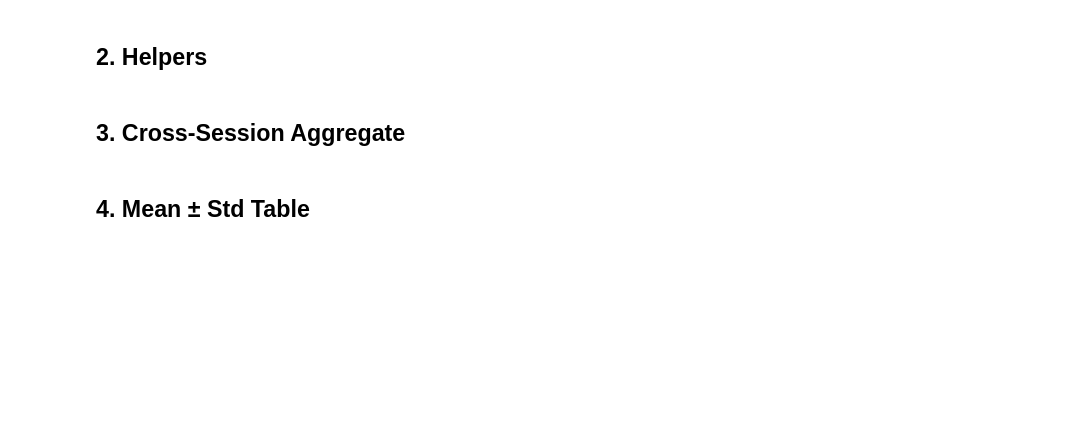
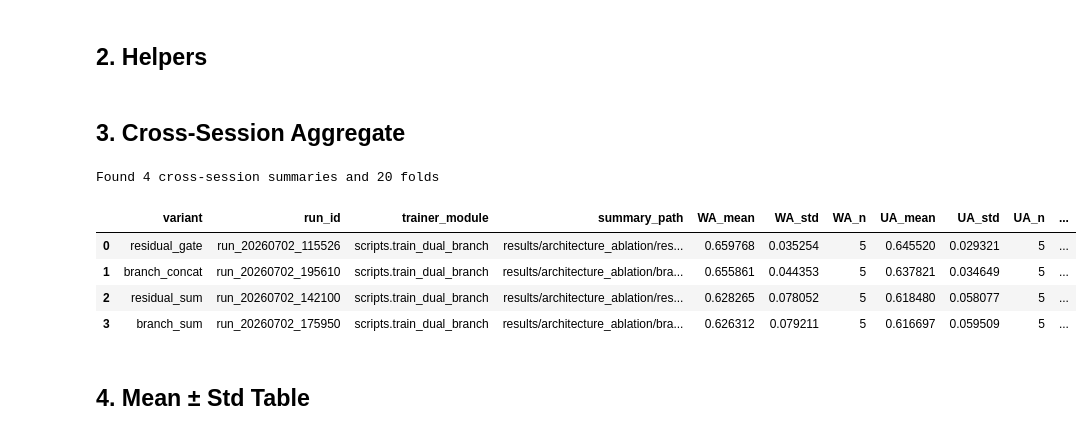
Before and after one commit to ngocbao220/conversational_ser, a Jupyter notebook: results/architecture_ablation/summary.ipynb, the cells around one changed output. Drawn from its saved outputs; the diff is of its cells as text; code cells hidden in the pictures; blank space fills up the shorter version.

```diff
--- a/results/architecture_ablation/summary.ipynb
+++ b/results/architecture_ablation/summary.ipynb
@@ -124,6 +155,8 @@ def flatten_metric_payload(payload: dict) -> dict:
 cross_rows = []
 fold_rows = []
 for path in sorted(SUMMARY_DIR.rglob("cross_session_summary.json")):
+    if "_summary" in relative_parts(path):
+        continue
     payload = read_json(path)
     variant = variant_from_cross_summary(path)
     run_id = payload.get("run_name") or run_id_from_path(path)
@@ -142,33 +175,40 @@ for path in sorted(SUMMARY_DIR.rglob("cross_session_summary.json")):
     cross_rows.append(row)
 
     for fold in payload.get("folds", []):
         metrics = fold.get("metrics", {})
         fold_row = {
             "variant": variant,
             "run_id": run_id,
             "test_session": int(fold.get("test_session", test_session_from_path(Path(str(fold.get("output_dir", "")))) or -1)),
             "output_dir": fold.get("output_dir", ""),
             "summary_path": str(path.relative_to(PROJECT_ROOT)),
         }
         for metric in METRICS:
             fold_row[metric] = float(metrics.get(metric, np.nan))
         fold_rows.append(fold_row)
 
 aggregate_df = pd.DataFrame(cross_rows)
 folds_df = pd.DataFrame(fold_rows)
 
 if not aggregate_df.empty:
     aggregate_df = aggregate_df.sort_values(f"{PRIMARY_METRIC}_mean", ascending=False).reset_index(drop=True)
     aggregate_df.to_csv(OUT_DIR / "cross_session_aggregate.csv", index=False)
 if not folds_df.empty:
     folds_df = folds_df.sort_values(["variant", "run_id", "test_session"]).reset_index(drop=True)
     folds_df.to_csv(OUT_DIR / "cross_session_folds.csv", index=False)
 
 print(f"Found {len(aggregate_df)} cross-session summaries and {len(folds_df)} folds")
 if aggregate_df.empty:
     print("No cross_session_summary.json files found under", SUMMARY_DIR)
 else:
     display(aggregate_df)
+# %% [output]
+Found 4 cross-session summaries and 20 folds
+|  | variant | run_id | trainer_module | summary_path | WA_mean | WA_std | WA_n | UA_mean | UA_std | UA_n | ... |
+| 0 | residual_gate | run_20260702_115526 | scripts.train_dual_branch | results/architecture_ablation/res... | 0.659768 | 0.035254 | 5 | 0.645520 | 0.029321 | 5 | ... |
+| 1 | branch_concat | run_20260702_195610 | scripts.train_dual_branch | results/architecture_ablation/bra... | 0.655861 | 0.044353 | 5 | 0.637821 | 0.034649 | 5 | ... |
+| 2 | residual_sum | run_20260702_142100 | scripts.train_dual_branch | results/architecture_ablation/res... | 0.628265 | 0.078052 | 5 | 0.618480 | 0.058077 | 5 | ... |
+| 3 | branch_sum | run_20260702_175950 | scripts.train_dual_branch | results/architecture_ablation/bra... | 0.626312 | 0.079211 | 5 | 0.616697 | 0.059509 | 5 | ... |
 # %% [markdown]
 ## 4. Mean ± Std Table
 # %%
```
Also changed, not shown: parts of 9 cells of this notebook, 8 other files.
